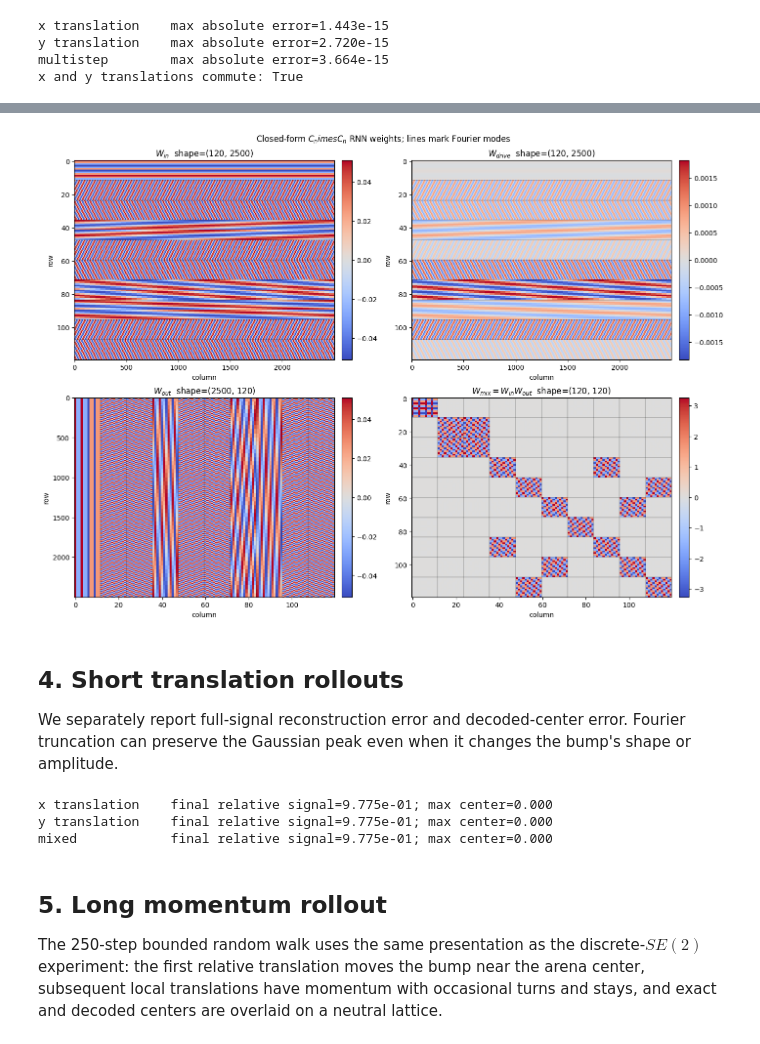
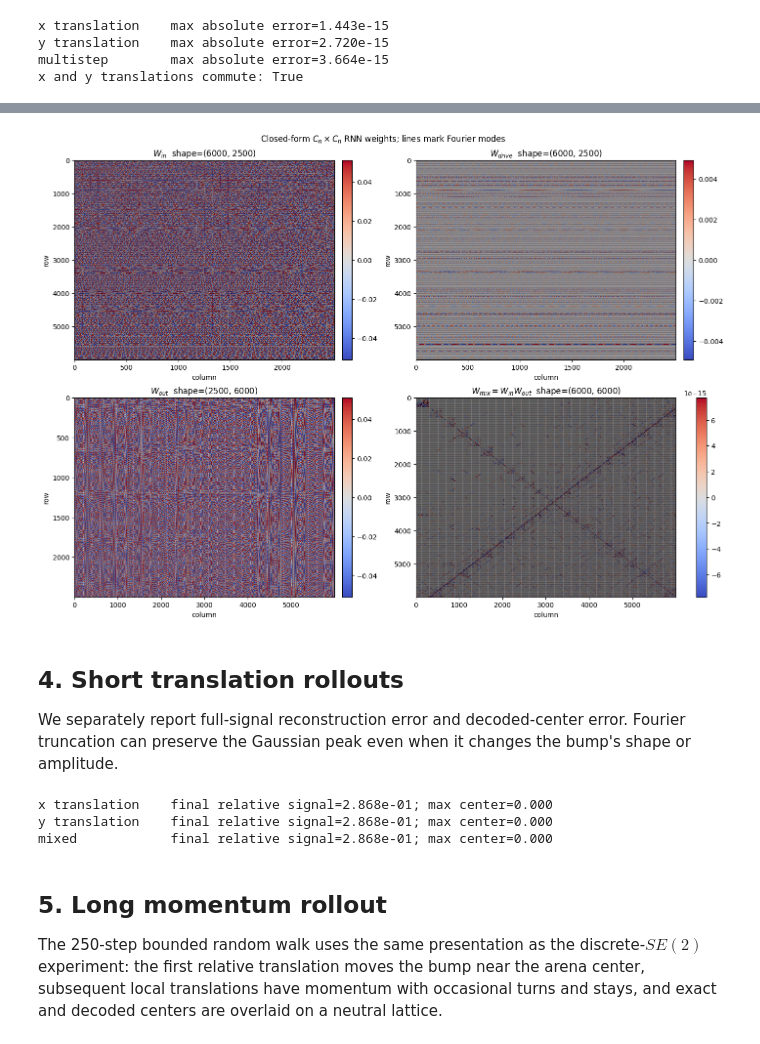
Before and after one commit to geometric-intelligence/grids-and-groups, a Jupyter notebook: notebooks/constructed_networks/rnn_constructed_cnxcn.ipynb, the cells around one changed output, grey strips where cells are left out. Cells and saved outputs as stored; diff of their text form; code cells hidden in the pictures.

```diff
--- a/notebooks/constructed_networks/rnn_constructed_cnxcn.ipynb
+++ b/notebooks/constructed_networks/rnn_constructed_cnxcn.ipynb
@@ -124,7 +133,6 @@ Because all irreps are one-dimensional, each retained Fourier mode contributes o
 # %%
-test_mode = os.environ.get("NOTEBOOK_TEST_MODE") == "1"
-n_spatial = 12 if test_mode else 50
-num_selected_irreps = 6 if test_mode else 10
+n_spatial = 50
+num_selected_irreps = 500
 
 G = ProductCyclicGroup(n_spatial, n_spatial)
 center_xy = (2, 2)
@@ -204,35 +212,35 @@ weight_matrices = {
 metadata_irreps = np.asarray([item["irrep_index"] for item in params.metadata])
 block_boundaries = np.flatnonzero(np.diff(metadata_irreps)) + 1
 
 figure, axes = plt.subplots(2, 2, figsize=(14, 10), constrained_layout=True)
 for panel, (ax, (name, matrix)) in enumerate(
     zip(axes.ravel(), weight_matrices.items())
 ):
     scale = np.percentile(np.abs(matrix), 99)
     image = ax.imshow(
         matrix,
         aspect="auto",
         interpolation="nearest",
         cmap="coolwarm",
         vmin=-scale,
         vmax=scale,
     )
     if panel in (0, 1, 3):
         for boundary in block_boundaries:
             ax.axhline(boundary - 0.5, color="black", linewidth=0.35, alpha=0.7)
     if panel in (2, 3):
         for boundary in block_boundaries:
             ax.axvline(boundary - 0.5, color="black", linewidth=0.35, alpha=0.7)
     ax.set_title(f"{name}  shape={matrix.shape}")
     ax.set_xlabel("column")
     ax.set_ylabel("row")
     figure.colorbar(image, ax=ax, fraction=0.046, pad=0.03)
-figure.suptitle("Closed-form $C_n\times C_n$ RNN weights; lines mark Fourier modes")
+figure.suptitle("Closed-form $C_n \\times C_n$ RNN weights; lines mark Fourier modes")
 plt.show()
 
 del W_mix_for_plot
 # %% [output]
-[figure, old version]
+[figure, new version]
 # %% [markdown]
 ## 4. Short translation rollouts
 
@@ -283,9 +291,9 @@ short_results = {
     for name, sequence in short_sequences.items()
 }
 # %% [output]
-x translation    final relative signal=9.775e-01; max center=0.000
-y translation    final relative signal=9.775e-01; max center=0.000
-mixed            final relative signal=9.775e-01; max center=0.000
+x translation    final relative signal=2.868e-01; max center=0.000
+y translation    final relative signal=2.868e-01; max center=0.000
+mixed            final relative signal=2.868e-01; max center=0.000
 # %% [markdown]
 ## 5. Long momentum rollout
 
```
Also changed, not shown: parts of 14 cells of this notebook, 8 other files.
